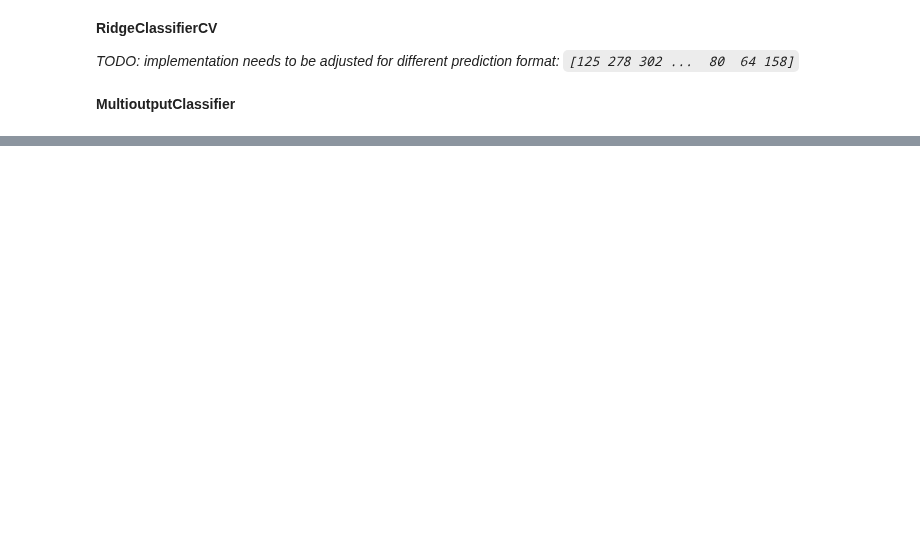
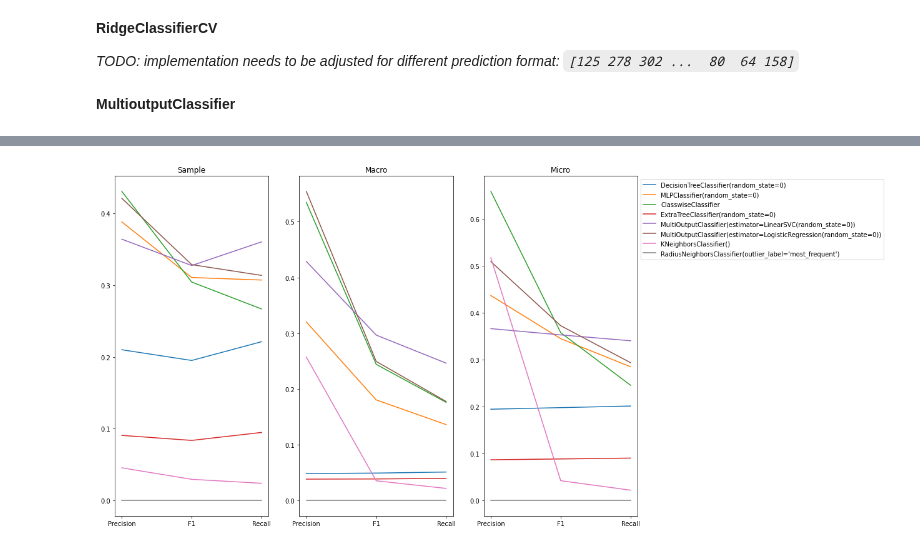
Before and after one commit to gefei-htw/academia_tag_recommender, a Jupyter notebook: notebooks/6.0-me-problem-transformation.ipynb, the cells around one changed output, grey strips where cells are left out. Cells and saved outputs as stored; diff of their text form; code cells hidden in the pictures; blank space fills up the shorter version.

```diff
--- a/notebooks/6.0-me-problem-transformation.ipynb
+++ b/notebooks/6.0-me-problem-transformation.ipynb
@@ -120,0 +178,21 @@ create_classifier(Multioutput(MultinomialNB()))
+# %%
+evals = []
+for clf_path in clf_paths:
+    clf = load(clf_path)
+    evaluation = clf.evaluation
+    evals.append([str(clf), evaluation])
+# %%
+x_ = ['Precision', 'F1', 'Recall']
+fig, axes = plt.subplots(1, 3, figsize=(15,10))
+axes[0].set_title('Sample')
+axes[1].set_title('Macro')
+axes[2].set_title('Micro')
+for eval_ in evals:
+    evaluator = eval_[1]
+    axes[0].plot(x_, [evaluator.precision_samples, evaluator.f1_samples, evaluator.recall_samples], label=eval_[0])
+    axes[1].plot(x_, [evaluator.precision_macro, evaluator.f1_macro, evaluator.recall_macro], label=eval_[0])
+    axes[2].plot(x_, [evaluator.precision_micro, evaluator.f1_micro, evaluator.recall_micro], label=eval_[0])
+axes[2].legend(bbox_to_anchor=(1, 1), ncol=1)
+plt.show()
+# %% [output]
+[figure, added]
```
Also changed, not shown: parts of 17 cells of this notebook, 6 other files.
